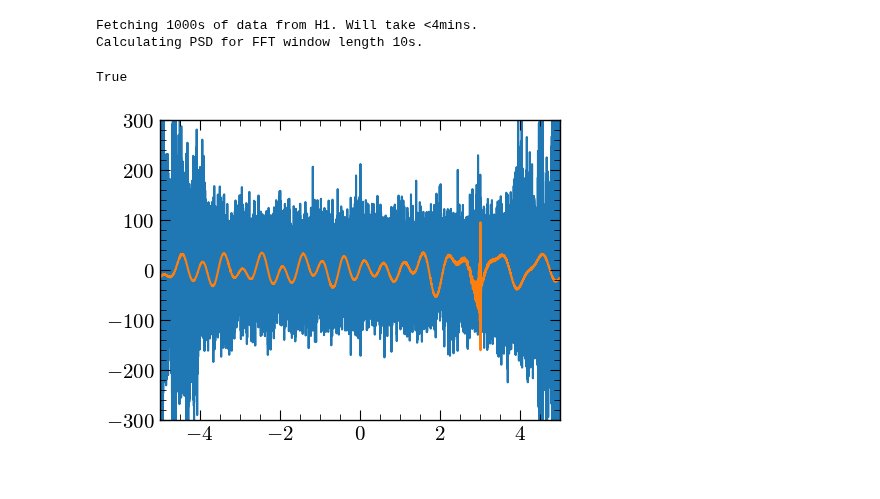
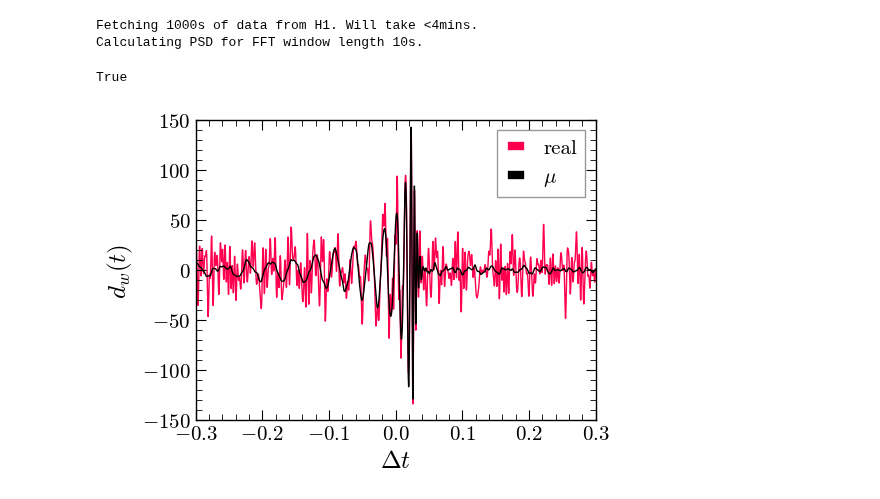
Before and after one commit to james-alvey-42/gw-mist, a Jupyter notebook: notebooks/week10/test_td.ipynb, the cells around one changed output. Saved outputs shown, nothing was run; the diff lists cells and outputs as text; code cells hidden in the pictures.

```diff
--- a/notebooks/week10/test_td.ipynb
+++ b/notebooks/week10/test_td.ipynb
@@ -59,7 +59,7 @@ defaults = {
     "posterior_samples_path": "GW150814_posterior_samples.npz",
 }
 
-class Base_GW1501914:
+class Base_GW150914:
     def __init__(self, settings:dict={}, stoch_mu=True):
         self.settings = settings
         self.stoch = stoch_mu
@@ -104,7 +104,7 @@ class Base_GW1501914:
         self.duration = self.gwosc_data.duration.value
         self.npts = len(self.gwosc_data)
         self.delta_t = self.gwosc_data.dt.value
-        self.epoch = self.duration - self.post_trigger_time
+        # self.epoch = self.duration - self.post_trigger_time
         self.gmst = (
             Time(self.trigger_time, format="gps")
             .sidereal_time("apparent", "greenwich")
@@ -146,7 +146,7 @@ class Base_GW1501914:
     #     self.filter = jnp.logical_and(bandpass, notches)
 
     def _bandpass(self,x, range=None, f=None):
-        freqs = self.frequencies if f==None else np.array(f)
+        freqs = self.frequencies if type(f)==type(None) else np.array(f)
         if range == None:
             return x
         else:
@@ -219,9 +219,12 @@ class Base_GW1501914:
         self.posterior_array[:, 1] = (self.posterior_array[:, 1]) / (
             1.0 + self.posterior_array[:, 1]
         ) ** 2  # q -> eta = q / (1 + q)^2
+        # self.posterior_array[:, 5] = (
+        #     self.epoch + self.posterior_array[:, 5]
+        # )  # t_c -> t_c + epoch
         self.posterior_array[:, 5] = (
-            self.epoch + self.posterior_array[:, 5]
-        )  # t_c -> t_c + epoch
+            self.psd_window / 2.0 + self.posterior_array[:, 5]
+        ) # t_c -> t_c + epoch
 
     def _setup_waveform(self):
         if self.approximant == "IMRPhenomD":
@@ -250,8 +253,8 @@ class Base_GW1501914:
         return self.whiten_batch(noise_fd_complex, rl=real)
 
     def get_GW150914_td(self):
-        return TimeSeries.fetch_open_data(self.ifo, self.event_time-self.psd_window/2,
-                                                     self.event_time+self.psd_window/2, sample_rate=4096)
+        return TimeSeries.fetch_open_data(self.ifo, self.trigger_time-self.psd_window/2,
+                                                     self.trigger_time+self.psd_window/2, sample_rate=4096)
 
     def get_GW150914_fd(self, real=True):
         raw = self.get_GW150914_td().data
@@ -279,7 +282,7 @@ class Base_GW1501914:
             return torch.from_numpy(params_batch)
 
     def _fd_waveform_batched_unwhitened(self, params_batch_tensor, grid=None):
-        freqs = self.frequencies if grid==None else np.array(grid)
+        freqs = self.frequencies
 
         params_batch = params_batch_tensor.numpy()
         theta_ripple_batch = params_batch[:, :8]
@@ -303,7 +306,7 @@ class Base_GW1501914:
         wf_fd_batch = self._fd_waveform_batched_unwhitened(pbt)
         return self.whiten_batch(wf_fd_batch, rl=real)
 # %%
-gw = Base_GW1501914()
+gw = Base_GW150914()
 # %% [output]
 Fetching 1000s of data from H1. Will take <4mins.
 Calculating PSD for FFT window length 10s.
@@ -321,12 +324,17 @@ gw15_td = gw.frequency_to_time_domain(gw.get_GW150914_fd(real=False), bp_range=[
 # %%
 pf.housestyle_rcparams()
 fig, ax = pf.create_plot()
 time = np.linspace(-5,5,4096*10)
-ax.plot(time,gw15_td)
-ax.plot(time,waveform_td)
-ax.set_xlim([-5,5])
-ax.set_ylim([-300,300])
+ax.plot(time,gw15_td, color='#ff004f', lw=1, label=r'real')
+ax.plot(time,waveform_td, color='k',lw=1, label=r'$\mu$')
+ax.legend()
+
+ax.set_ylabel(r'$d_w(t)$')
+ax.set_xlabel(r'$\Delta t$')
+
+ax.set_xlim([-.3,.3])
+ax.set_ylim([-150,150])
 pf.fix_plot([ax])
 # %% [output]
 True
-[figure, old version]
+[figure, new version]
```
Also changed, not shown: parts of 8 cells of this notebook.
